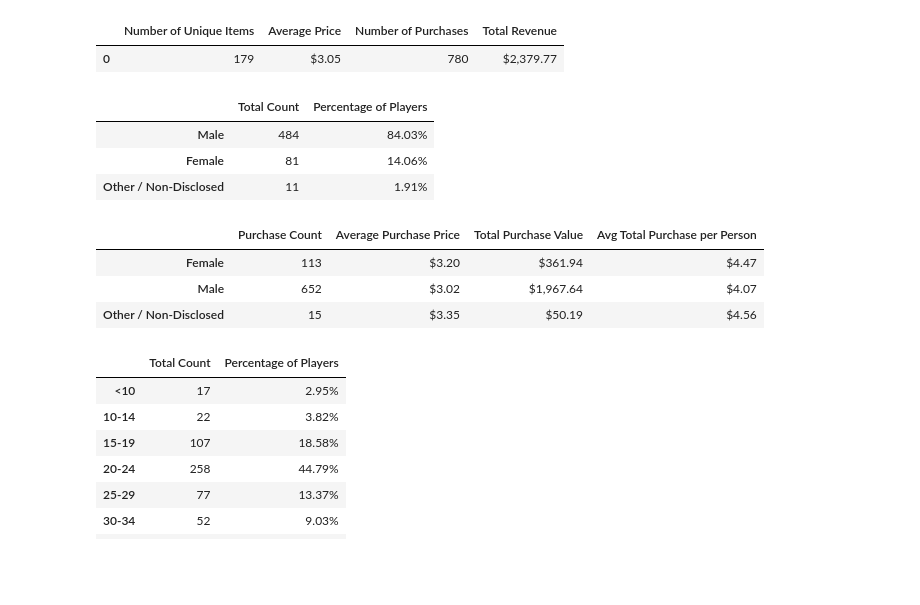
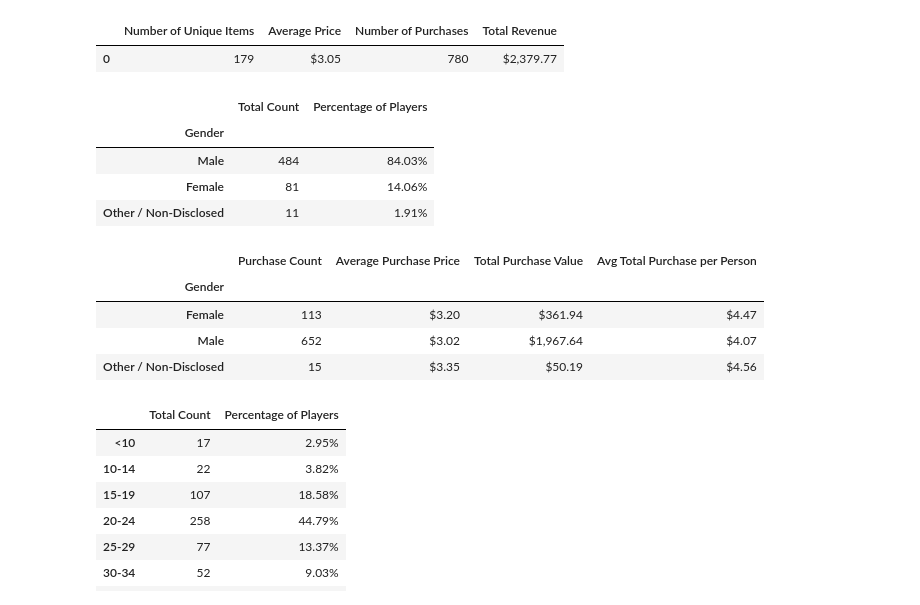
Before and after one commit to trippeto/pandas-challenge, a Jupyter notebook: HeroesOfPymoli/HeroesOfPymoli.ipynb, the cells around one changed output. Cells and saved outputs as stored; diff of their text form; code cells hidden in the pictures; blank space fills up the shorter version.

```diff
--- a/HeroesOfPymoli/HeroesOfPymoli.ipynb
+++ b/HeroesOfPymoli/HeroesOfPymoli.ipynb
@@ -53,31 +53,35 @@ tot_analysis_df.style.format({'Average Price': '${:.2f}', 'Total Revenue': '${:,
 # %%
 # Gender Demographics
 gender_df = heroes_df.drop_duplicates(['SN'])
-gender_count = gender_df['Gender'].value_counts()
-gender_count_df = pd.DataFrame(gender_count)
-gender_count_df = gender_count_df.rename(columns={'Gender':'Total Count'})
-gender_count_df['Percentage of Players'] = gender_count/player_count
-gender_count_df.style.format({'Percentage of Players': '{:.2%}'})
+gender_count = gender_df.groupby('Gender').SN.count()
+percent_players = gender_count/player_count
+gender_demographics_df = pd.DataFrame(gender_count)
+gender_demographics_df['Percentage of Players'] = percent_players
+gender_demographics_df = gender_demographics_df.rename(columns = {'SN':'Total Count'})
+gender_demographics_df = gender_demographics_df.sort_values('Total Count', ascending=False)
+gender_demographics_df.style.format({'Percentage of Players': '{:.2%}'})
 # %% [output]
 |  | Total Count | Percentage of Players |
+| Gender |  |  |
 | Male | 484 | 84.03% |
 | Female | 81 | 14.06% |
 | Other / Non-Disclosed | 11 | 1.91% |
 # %%
 # Purchasing Analysis (Gender)
-purchase_count = heroes_df['Gender'].value_counts()
+purchase_count = heroes_df.groupby('Gender').Price.count()
 tot_purchase_value = heroes_df.groupby('Gender').Price.sum()
 avg_purchase_price = tot_purchase_value/purchase_count
 avg_total_pp = tot_purchase_value/gender_count
 purchase_summary_gender_df = pd.DataFrame({'Purchase Count': purchase_count,
                                     'Average Purchase Price': avg_purchase_price,
                                           'Total Purchase Value': tot_purchase_value,
                                           'Avg Total Purchase per Person': avg_total_pp})
 purchase_summary_gender_df.style.format({'Average Purchase Price': '${:.2f}',
                                         'Total Purchase Value': '${:,.2f}',
                                         'Avg Total Purchase per Person': '${:.2f}'})
 # %% [output]
 |  | Purchase Count | Average Purchase Price | Total Purchase Value | Avg Total Purchase per Person |
+| Gender |  |  |  |  |
 | Female | 113 | $3.20 | $361.94 | $4.47 |
 | Male | 652 | $3.02 | $1,967.64 | $4.07 |
 | Other / Non-Disclosed | 15 | $3.35 | $50.19 | $4.56 |
```
Also changed, not shown: parts of 4 cells of this notebook.
